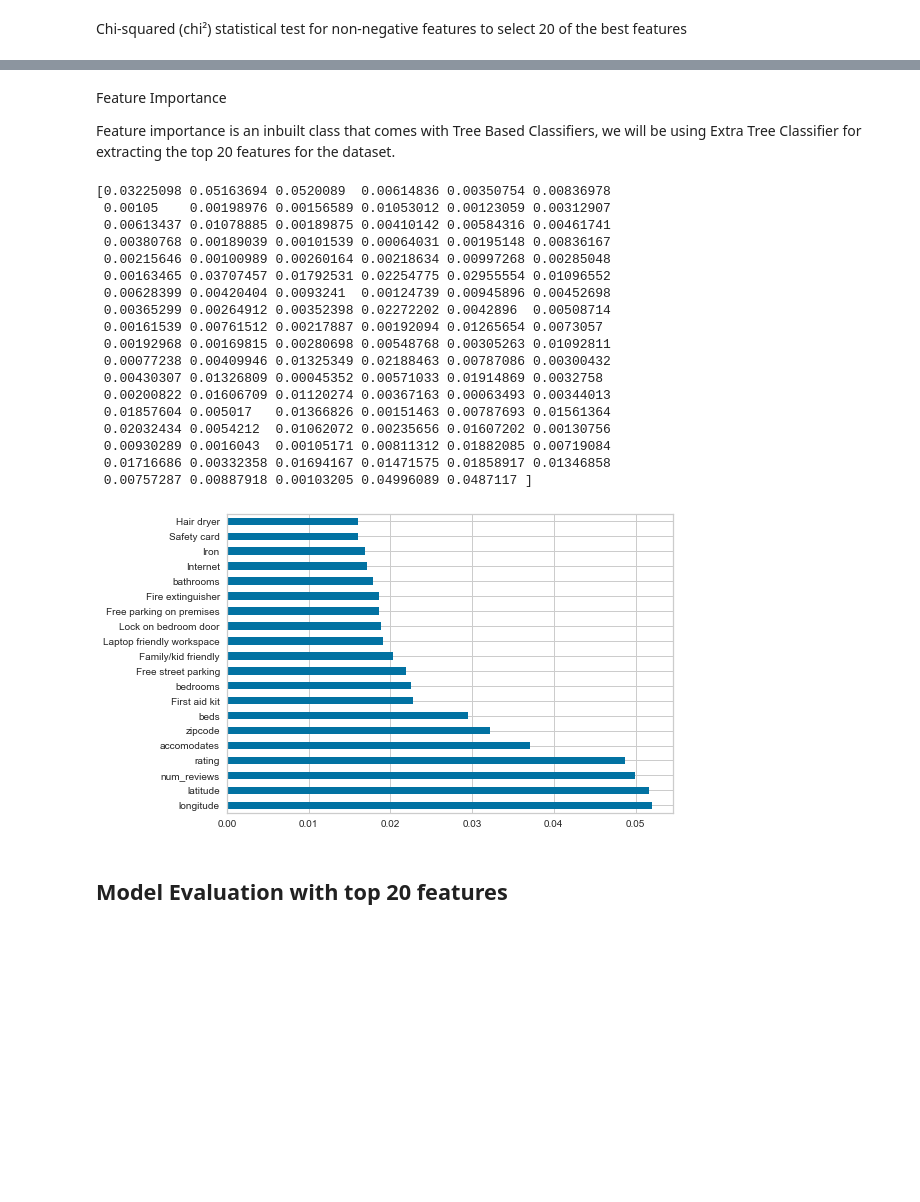
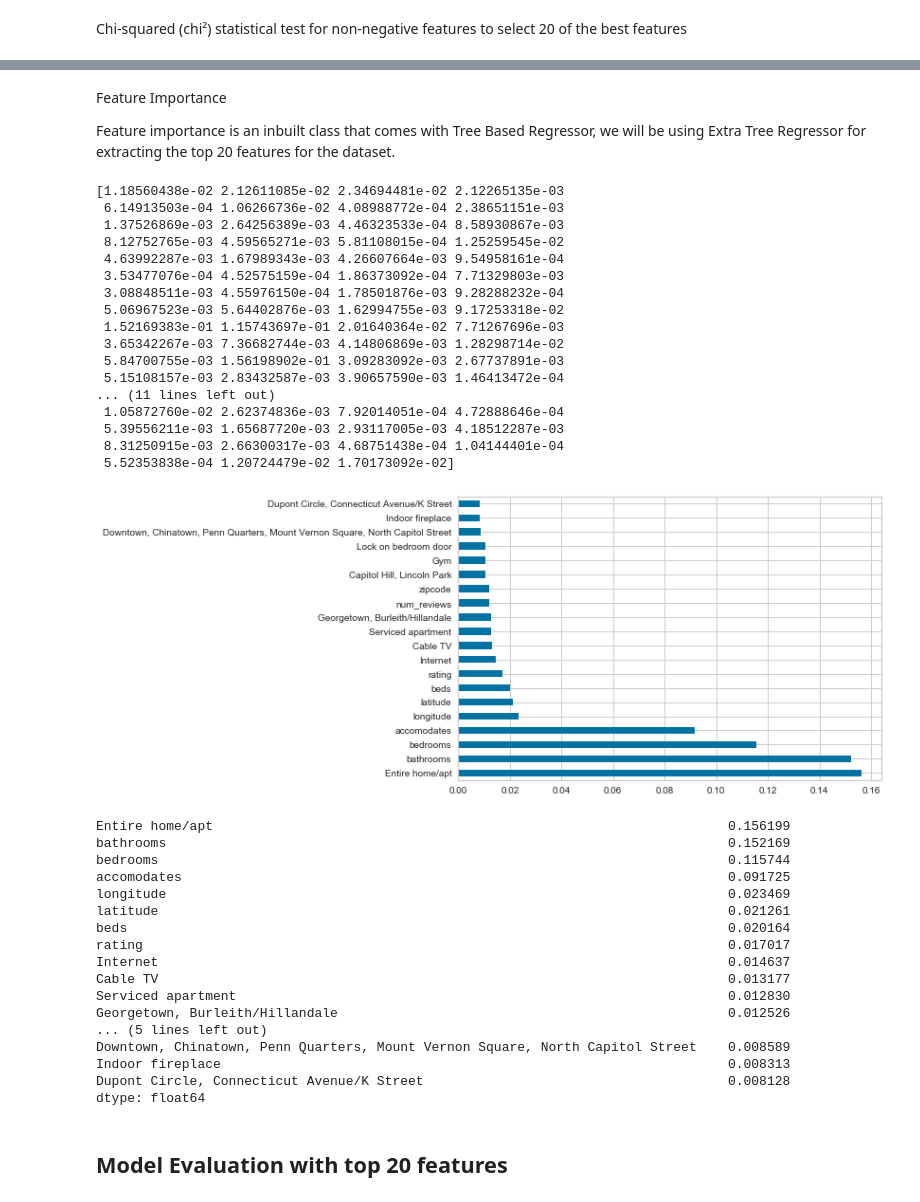
Before and after one commit to fagan2888/Airbnb-Ratings, a Jupyter notebook: feature_selection_and_model_evaluation_Final.ipynb, the cells around one changed output, grey strips where cells are left out. Saved outputs shown, nothing was run; the diff lists cells and outputs as text; code cells hidden in the pictures; blank space fills up the shorter version.

Commit message:
Add
updated feature importance using regression

```diff
--- a/feature_selection_and_model_evaluation_Final.ipynb
+++ b/feature_selection_and_model_evaluation_Final.ipynb
@@ -132,38 +132,54 @@ print(featureScores.nlargest(20,'Score'))  #print 20 best features
 # %% [markdown]
 Feature Importance
 
-Feature importance is an inbuilt class that comes with Tree Based Classifiers, we will be using Extra Tree Classifier for extracting the top 20 features for the dataset.
+Feature importance is an inbuilt class that comes with Tree Based Regressor, we will be using Extra Tree Regressor for extracting the top 20 features for the dataset.
 # %%
-from sklearn.ensemble import ExtraTreesClassifier
+from sklearn.ensemble import ExtraTreesRegressor
 import matplotlib.pyplot as plt
 
-model = ExtraTreesClassifier()
+model = ExtraTreesRegressor()
 model.fit(features,label)
 print(model.feature_importances_) #use inbuilt class feature_importances of tree based classifiers
 #plot graph of feature importances for better visualization
 feat_importances = pd.Series(model.feature_importances_, index=features.columns)
 feat_importances.nlargest(20).plot(kind='barh')
 plt.show()
 # %% [output]
-[0.03225098 0.05163694 0.0520089  0.00614836 0.00350754 0.00836978
- 0.00105    0.00198976 0.00156589 0.01053012 0.00123059 0.00312907
- 0.00613437 0.01078885 0.00189875 0.00410142 0.00584316 0.00461741
- 0.00380768 0.00189039 0.00101539 0.00064031 0.00195148 0.00836167
- 0.00215646 0.00100989 0.00260164 0.00218634 0.00997268 0.00285048
- 0.00163465 0.03707457 0.01792531 0.02254775 0.02955554 0.01096552
- 0.00628399 0.00420404 0.0093241  0.00124739 0.00945896 0.00452698
- 0.00365299 0.00264912 0.00352398 0.02272202 0.0042896  0.00508714
- 0.00161539 0.00761512 0.00217887 0.00192094 0.01265654 0.0073057
- 0.00192968 0.00169815 0.00280698 0.00548768 0.00305263 0.01092811
- 0.00077238 0.00409946 0.01325349 0.02188463 0.00787086 0.00300432
- 0.00430307 0.01326809 0.00045352 0.00571033 0.01914869 0.0032758
- 0.00200822 0.01606709 0.01120274 0.00367163 0.00063493 0.00344013
- 0.01857604 0.005017   0.01366826 0.00151463 0.00787693 0.01561364
- 0.02032434 0.0054212  0.01062072 0.00235656 0.01607202 0.00130756
- 0.00930289 0.0016043  0.00105171 0.00811312 0.01882085 0.00719084
- 0.01716686 0.00332358 0.01694167 0.01471575 0.01858917 0.01346858
- 0.00757287 0.00887918 0.00103205 0.04996089 0.0487117 ]
+[1.18560438e-02 2.12611085e-02 2.34694481e-02 2.12265135e-03
+ 6.14913503e-04 1.06266736e-02 4.08988772e-04 2.38651151e-03
+ 1.37526869e-03 2.64256389e-03 4.46323533e-04 8.58930867e-03
+ 8.12752765e-03 4.59565271e-03 5.81108015e-04 1.25259545e-02
+ 4.63992287e-03 1.67989343e-03 4.26607664e-03 9.54958161e-04
+ 3.53477076e-04 4.52575159e-04 1.86373092e-04 7.71329803e-03
+ 3.08848511e-03 4.55976150e-04 1.78501876e-03 9.28288232e-04
+ 5.06967523e-03 5.64402876e-03 1.62994755e-03 9.17253318e-02
+ 1.52169383e-01 1.15743697e-01 2.01640364e-02 7.71267696e-03
+ 3.65342267e-03 7.36682744e-03 4.14806869e-03 1.28298714e-02
+ 5.84700755e-03 1.56198902e-01 3.09283092e-03 2.67737891e-03
+ 5.15108157e-03 2.83432587e-03 3.90657590e-03 1.46413472e-04
+... (11 lines left out)
+ 1.05872760e-02 2.62374836e-03 7.92014051e-04 4.72888646e-04
+ 5.39556211e-03 1.65687720e-03 2.93117005e-03 4.18512287e-03
+ 8.31250915e-03 2.66300317e-03 4.68751438e-04 1.04144401e-04
+ 5.52353838e-04 1.20724479e-02 1.70173092e-02]
-[figure, old version]
+[figure, new version]
+Entire home/apt                                                                  0.156199
+bathrooms                                                                        0.152169
+bedrooms                                                                         0.115744
+accomodates                                                                      0.091725
+longitude                                                                        0.023469
+latitude                                                                         0.021261
+beds                                                                             0.020164
+rating                                                                           0.017017
+Internet                                                                         0.014637
+Cable TV                                                                         0.013177
+Serviced apartment                                                               0.012830
+Georgetown, Burleith/Hillandale                                                  0.012526
+... (5 lines left out)
+Downtown, Chinatown, Penn Quarters, Mount Vernon Square, North Capitol Street    0.008589
+Indoor fireplace                                                                 0.008313
+Dupont Circle, Connecticut Avenue/K Street                                       0.008128
+dtype: float64
 # %% [markdown]
 ## Model Evaluation with top 20 features
 # %%
```
Also changed, not shown: parts of 17 cells of this notebook, 2 other files.
